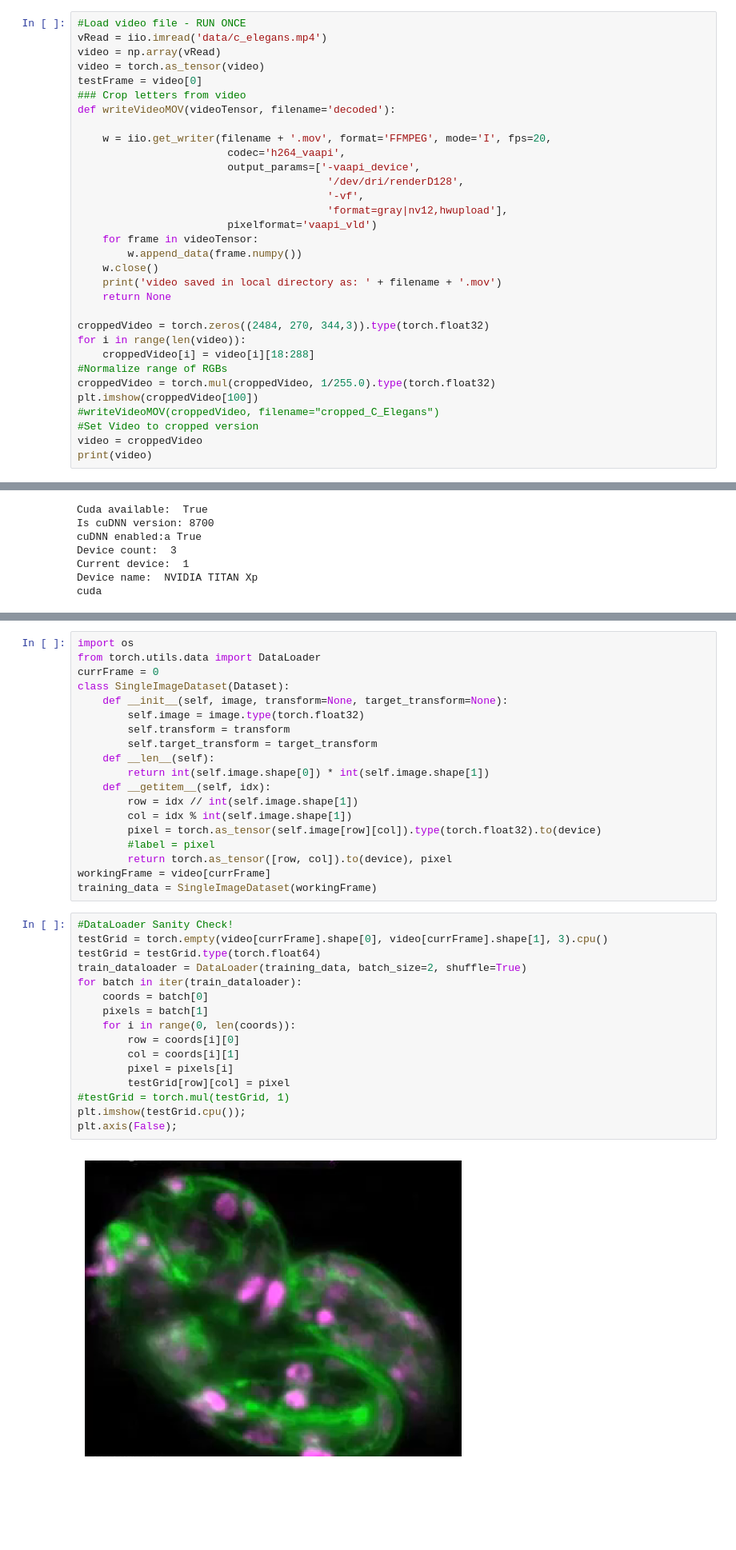
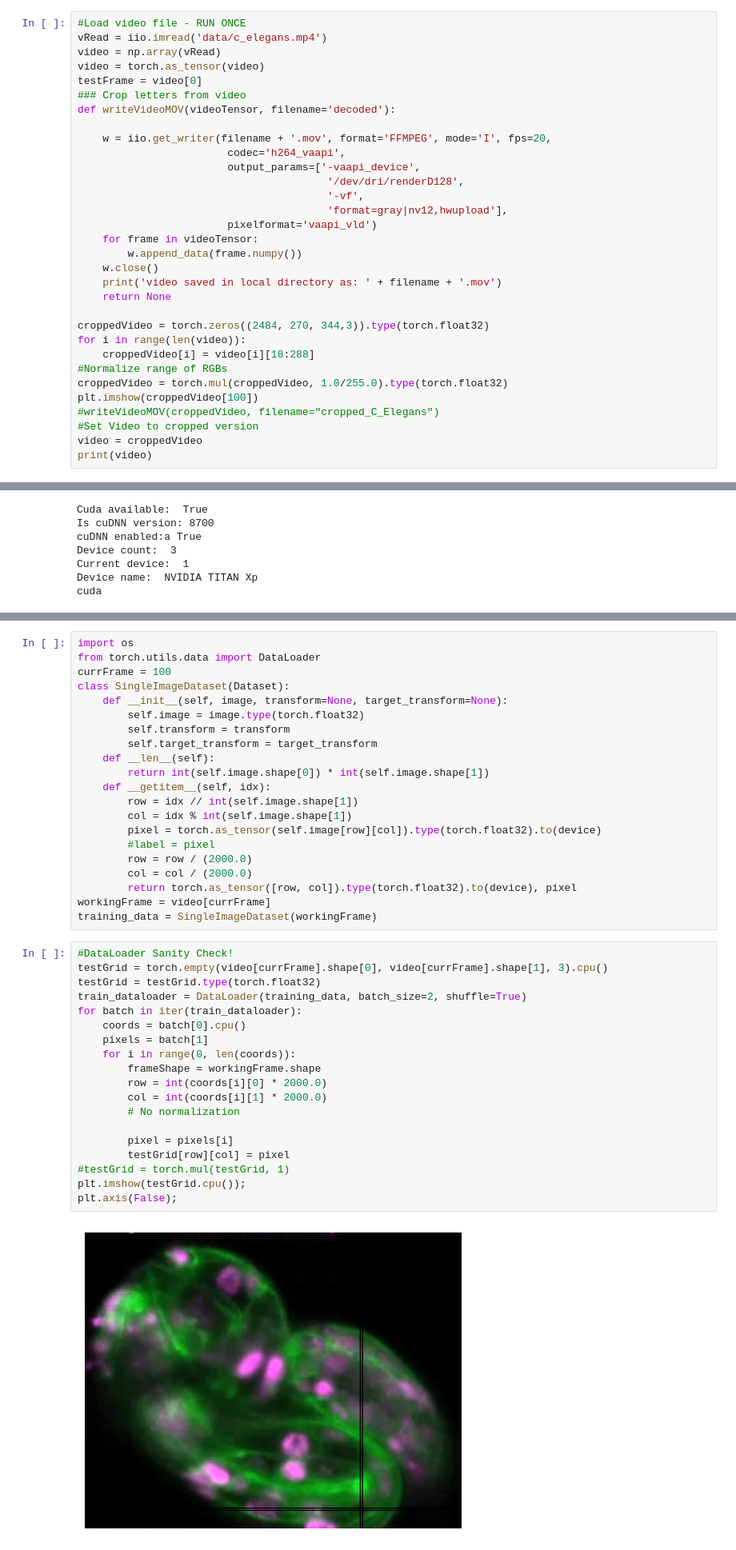
Before and after one commit to martinezdavid12/DMartinez_CILab, a Jupyter notebook: torch_hashNeRF/2D_hash_nerf.ipynb, the cells around one changed output, grey strips where cells are left out. Shown at 80% size. Saved outputs shown, nothing was run; the diff lists cells and outputs as text; blank space fills up the shorter version.

```diff
--- a/torch_hashNeRF/2D_hash_nerf.ipynb
+++ b/torch_hashNeRF/2D_hash_nerf.ipynb
@@ -48,7 +48,7 @@ croppedVideo = torch.zeros((2484, 270, 344,3)).type(torch.float32)
 for i in range(len(video)):
     croppedVideo[i] = video[i][18:288]
 #Normalize range of RGBs
-croppedVideo = torch.mul(croppedVideo, 1/255.0).type(torch.float32)
+croppedVideo = torch.mul(croppedVideo, 1.0/255.0).type(torch.float32)
 plt.imshow(croppedVideo[100])
 #writeVideoMOV(croppedVideo, filename="cropped_C_Elegans")
 #Set Video to cropped version
@@ -213,7 +219,7 @@ class hashNerf(nn.Module):
 # %%
 import os
 from torch.utils.data import DataLoader
-currFrame = 0
+currFrame = 100
 class SingleImageDataset(Dataset):
     def __init__(self, image, transform=None, target_transform=None):
         self.image = image.type(torch.float32)
@@ -226,27 +232,32 @@ class SingleImageDataset(Dataset):
         col = idx % int(self.image.shape[1])
         pixel = torch.as_tensor(self.image[row][col]).type(torch.float32).to(device)
         #label = pixel
-        return torch.as_tensor([row, col]).to(device), pixel
+        row = row / (2000.0)
+        col = col / (2000.0)
+        return torch.as_tensor([row, col]).type(torch.float32).to(device), pixel
 workingFrame = video[currFrame]
 training_data = SingleImageDataset(workingFrame)
 # %%
 #DataLoader Sanity Check!
 testGrid = torch.empty(video[currFrame].shape[0], video[currFrame].shape[1], 3).cpu()
-testGrid = testGrid.type(torch.float64)
+testGrid = testGrid.type(torch.float32)
 train_dataloader = DataLoader(training_data, batch_size=2, shuffle=True)
 for batch in iter(train_dataloader):
-    coords = batch[0]
+    coords = batch[0].cpu()
     pixels = batch[1]
     for i in range(0, len(coords)):
-        row = coords[i][0]
-        col = coords[i][1]
+        frameShape = workingFrame.shape
+        row = int(coords[i][0] * 2000.0)
+        col = int(coords[i][1] * 2000.0)
+        # No normalization
+
         pixel = pixels[i]
         testGrid[row][col] = pixel
 #testGrid = torch.mul(testGrid, 1)
 plt.imshow(testGrid.cpu());
 plt.axis(False);
 # %% [output]
-[figure, old version]
+[figure, new version]
 # %%
 ##Utils
 import math
```
Also changed, not shown: parts of 10 cells of this notebook, 3 other files.
